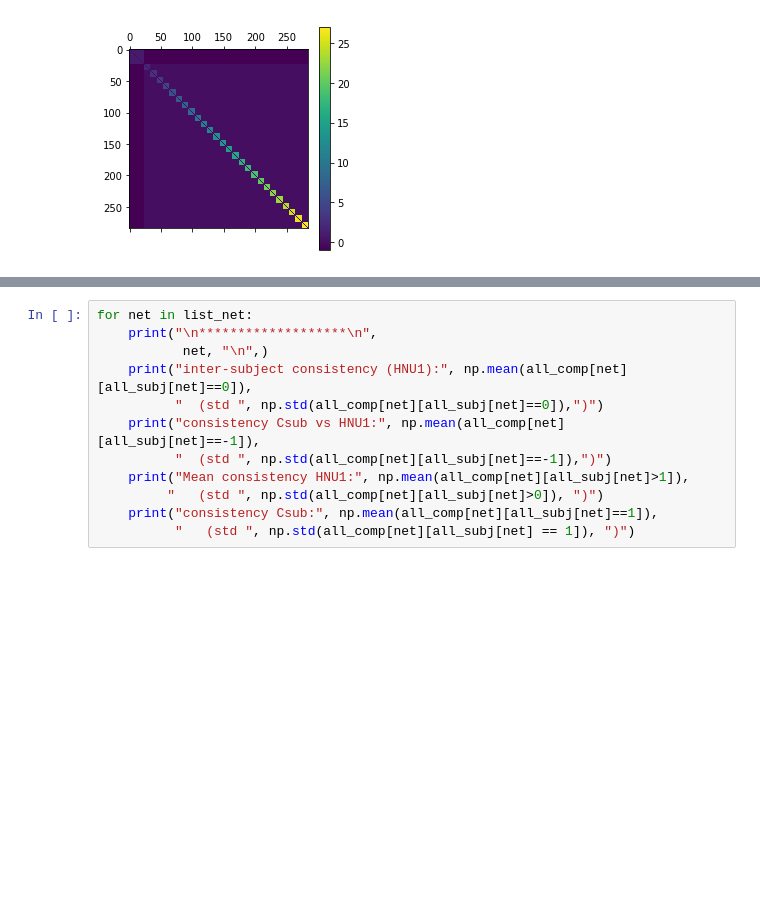
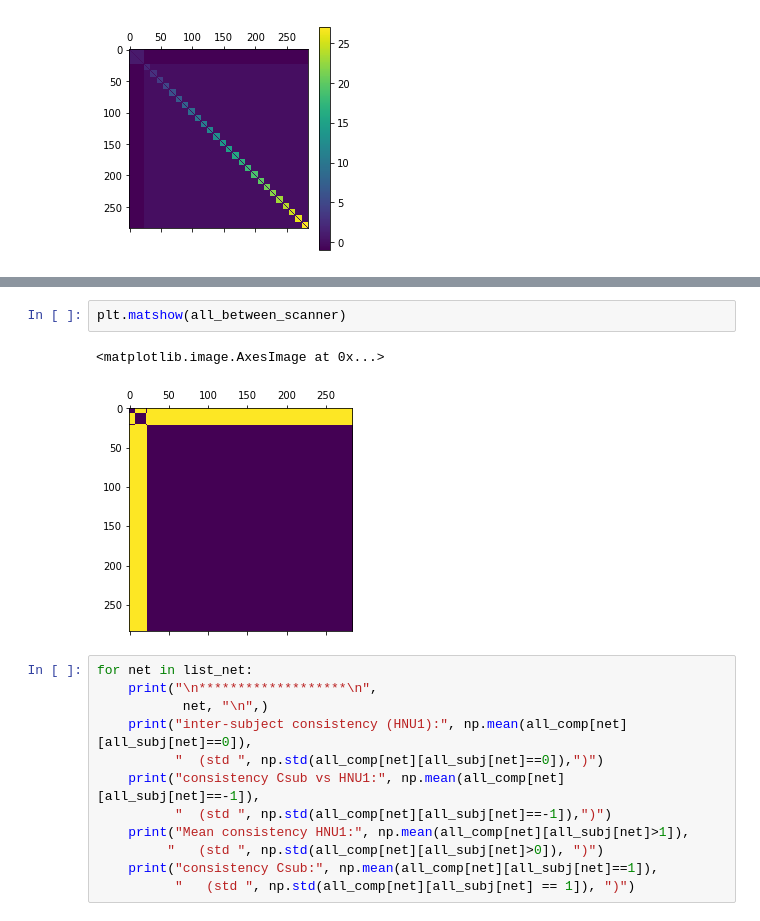
Before and after one commit to SIMEXP/cdip_human_phantom, a Jupyter notebook: notebooks/stats_fingerprinting.ipynb, the cells around one changed output, grey strips where cells are left out. Saved outputs shown, nothing was run; the diff lists cells and outputs as text; blank space fills up the shorter version.

```diff
--- a/notebooks/stats_fingerprinting.ipynb
+++ b/notebooks/stats_fingerprinting.ipynb
@@ -118,3 +148,8 @@ plt.colorbar()
+# %%
+plt.matshow(all_between_scanner)
+# %% [output]
+<matplotlib.image.AxesImage at 0x...>
+[figure, added]
 # %%
 for net in list_net:
     print("\n*******************\n",
```
Also changed, not shown: parts of 20 cells of this notebook.
